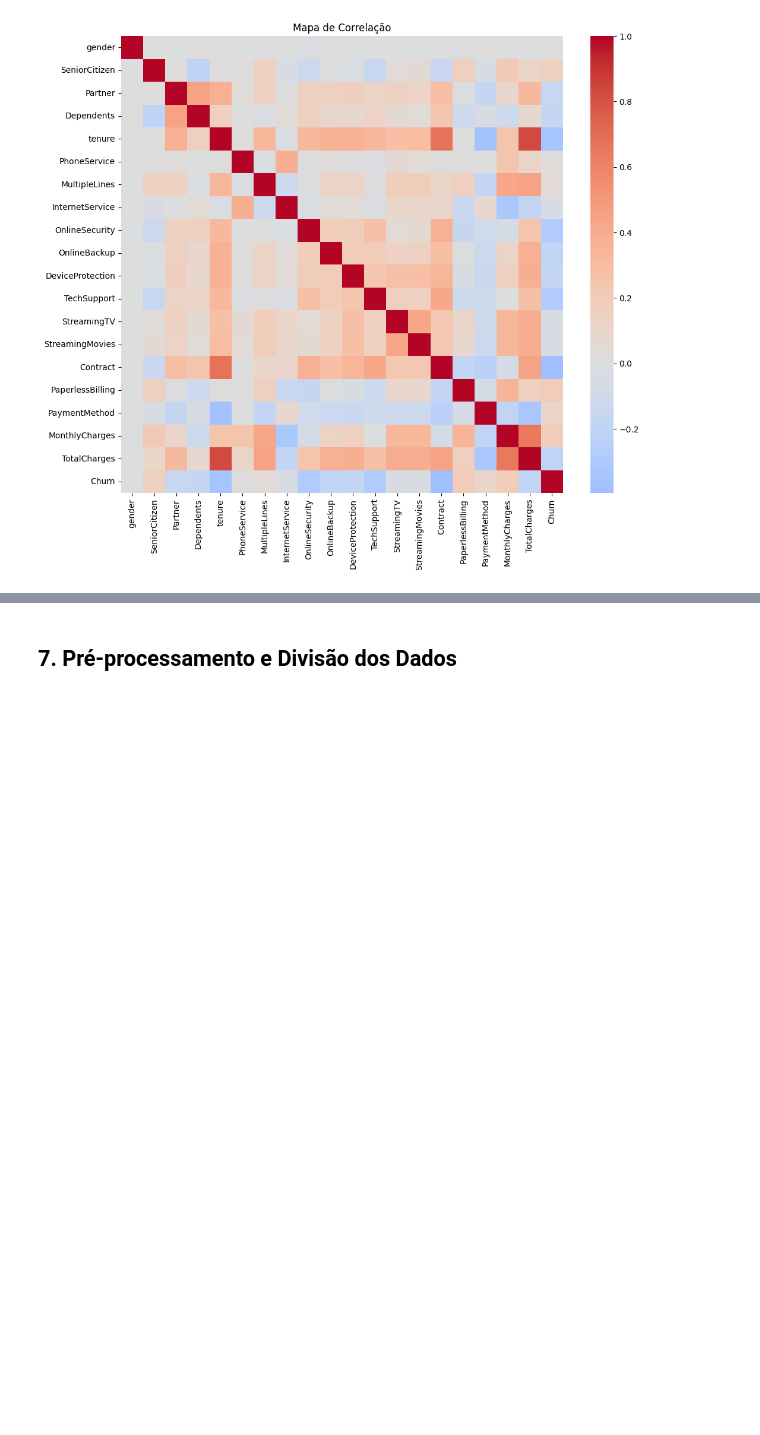
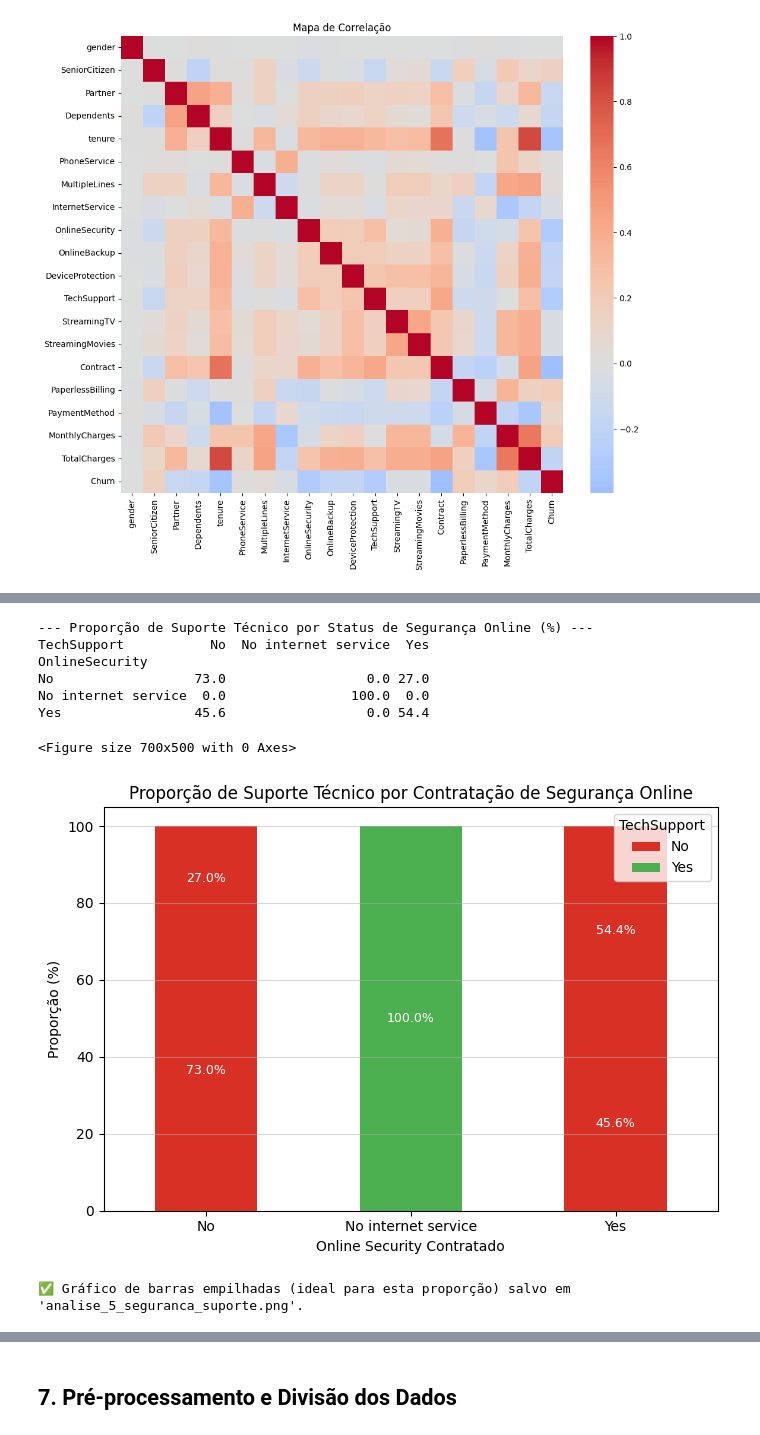
Before and after one commit to deivisontakatu/pos-inteligencia-artificial, a Jupyter notebook: 2 Fundamentos de Machine Learning/Trabalho Final/Customer_Churn_Analysis_Notebook.ipynb, the cells around one changed output, grey strips where cells are left out. Cells and saved outputs as stored; diff of their text form; code cells hidden in the pictures; blank space fills up the shorter version.

```diff
--- a/2 Fundamentos de Machine Learning/Trabalho Final/Customer_Churn_Analysis_Notebook.ipynb
+++ b/2 Fundamentos de Machine Learning/Trabalho Final/Customer_Churn_Analysis_Notebook.ipynb
@@ -165,0 +318,55 @@ plt.show()
+# %%
+def analise_pacote_seguranca_suporte(caminho_arquivo):
+    df = pd.read_csv(caminho_arquivo)
+
+    # 1. Pré-processamento e Limpeza
+    col_x = 'OnlineSecurity'
+    col_y = 'TechSupport'
+    df = df.dropna(subset=[col_x, col_y])
+
+    # 2. CÁLCULO DE PROPORÇÃO RESUMIDO
+    # Cria a tabela de contingência e normaliza por índice (linha) para obter a % de TechSupport DENTRO de cada grupo OnlineSecurity.
+    proporcao_servicos = pd.crosstab(df[col_x], df[col_y], normalize='index') * 100
+
+    # IMPRIMIR O CÁLCULO DENTRO DO PRINT (USANDO TO_STRING)
+    print("\n--- Proporção de Suporte Técnico por Status de Segurança Online (%) ---")
+    print(proporcao_servicos.to_string(float_format='%.1f'))
+
+    # VISUALIZAÇÃO (Melhor gráfico: Barras Empilhadas)
+    plt.figure(figsize=(7, 5))
+
+    ax = proporcao_servicos.plot(
+        kind='bar', stacked=True,
+        figsize=(7, 5),
+        color=['#D93025', '#4CAF50'] # Vermelho para 'No', Verde para 'Yes'
+    )
+
+    plt.title('Proporção de Suporte Técnico por Contratação de Segurança Online')
+    plt.xlabel('Online Security Contratado')
+    plt.ylabel('Proporção (%)')
+    plt.xticks(rotation=0)
+    plt.legend(title='TechSupport', labels=['No', 'Yes'])
+    plt.grid(axis='y', alpha=0.5)
+
+    # Adicionar porcentagens nas barras
+    for c in ax.containers:
+        labels = [f'{v.get_height():.1f}%' if v.get_height() > 0 else '' for v in c]
+        ax.bar_label(c, labels=labels, label_type='center', fontsize=9, color='white')
+
+    plt.tight_layout()
+    plt.savefig('analise_5_seguranca_suporte.png')
+    plt.show()
+
+    print("\n✅ Gráfico de barras empilhadas (ideal para esta proporção) salvo em 'analise_5_seguranca_suporte.png'.")
+
+analise_pacote_seguranca_suporte('dataset.csv')
+# %% [output]
+--- Proporção de Suporte Técnico por Status de Segurança Online (%) ---
+TechSupport           No  No internet service  Yes
+OnlineSecurity
+No                  73.0                  0.0 27.0
+No internet service  0.0                100.0  0.0
+Yes                 45.6                  0.0 54.4
+<Figure size 700x500 with 0 Axes>
+[figure, added]
+✅ Gráfico de barras empilhadas (ideal para esta proporção) salvo em 'analise_5_seguranca_suporte.png'.
```
Also changed, not shown: parts of 22 cells of this notebook.
